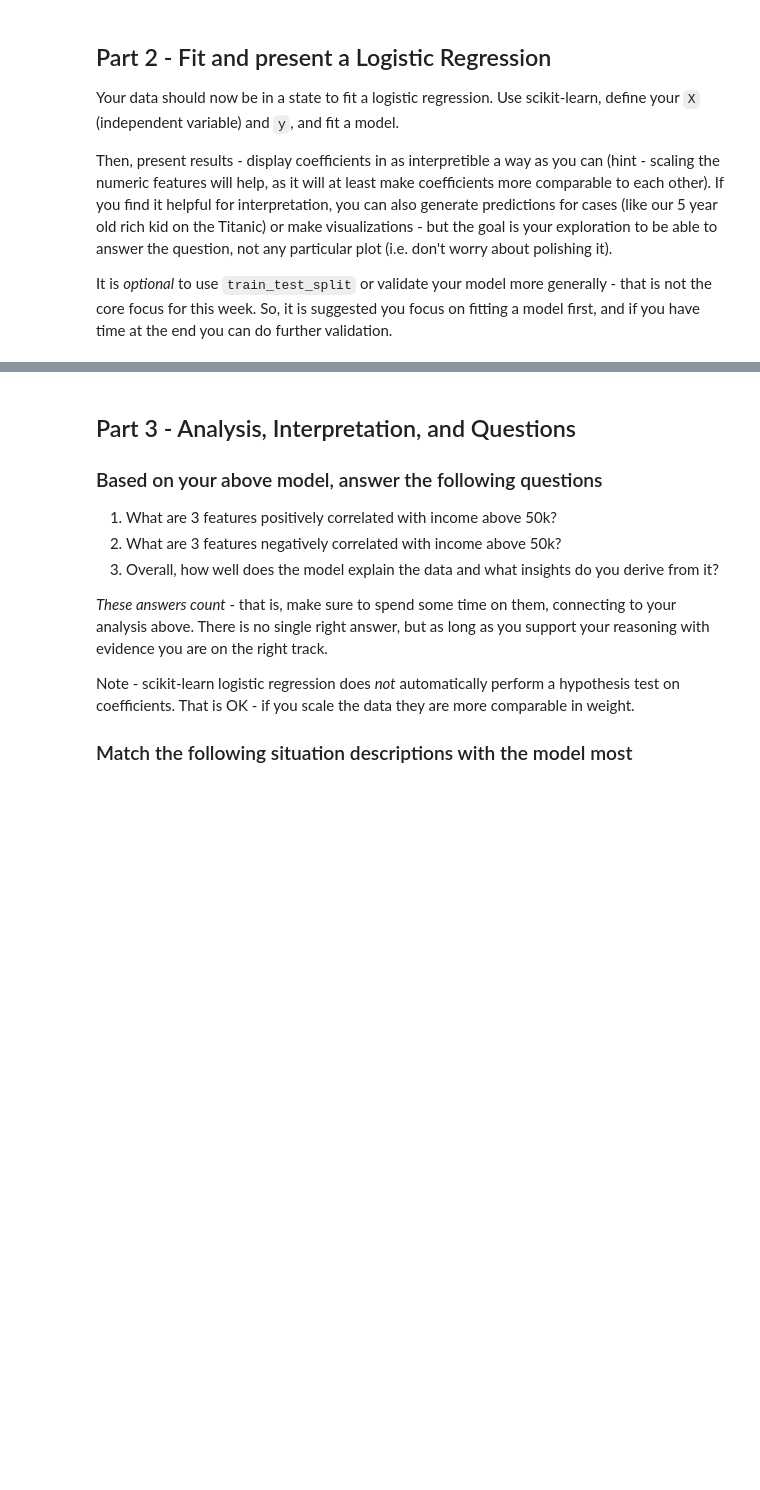
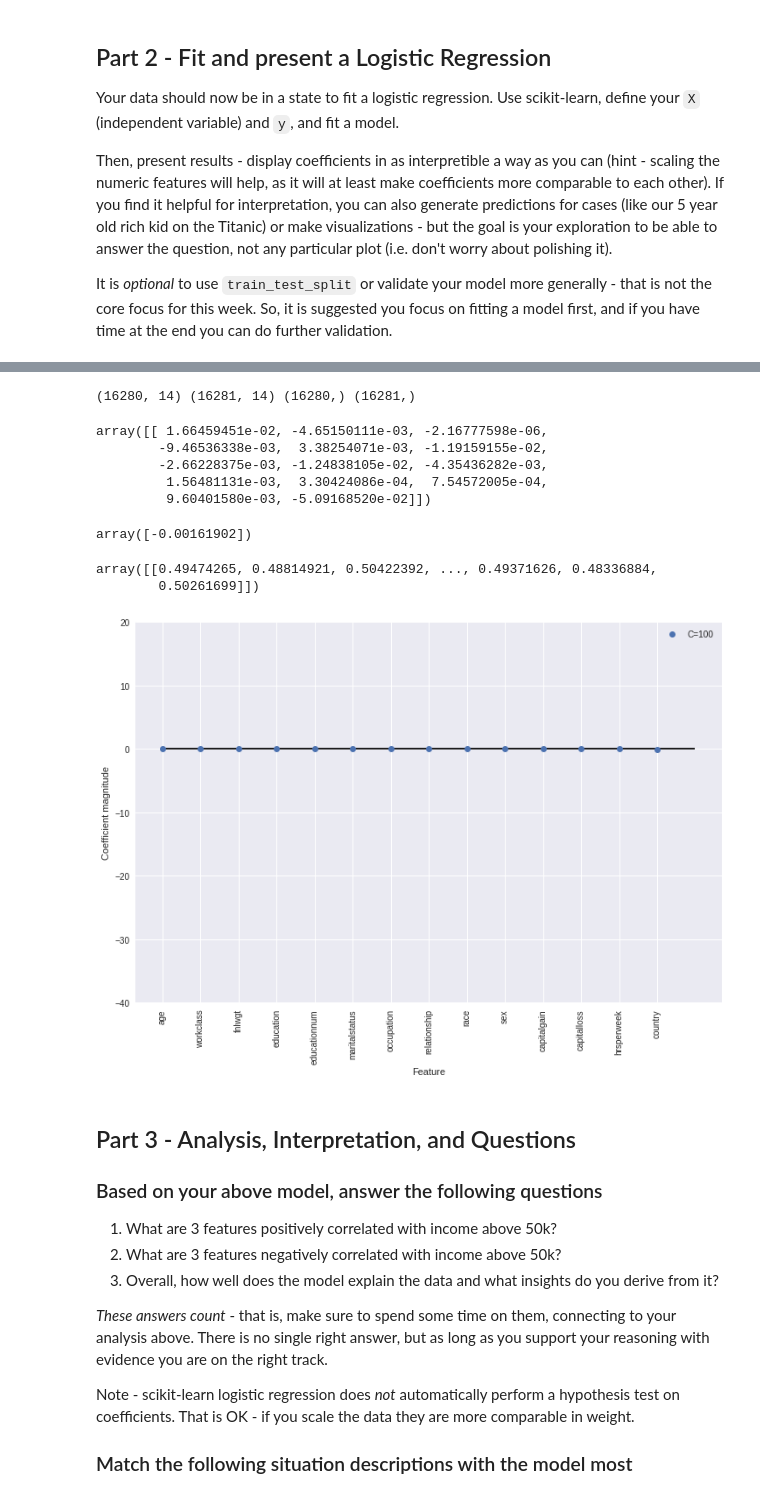
Before and after one commit to bloominstituteoftechnology/DS-Unit-2-Sprint-3-Advanced-Regression, a Jupyter notebook: CTolbert_DS_Unit_2_Sprint_Challenge_3.ipynb, the cells around one changed output, grey strips where cells are left out. Drawn from its saved outputs; the diff is of its cells as text; code cells hidden in the pictures; blank space fills up the shorter version.

```diff
--- a/CTolbert_DS_Unit_2_Sprint_Challenge_3.ipynb
+++ b/CTolbert_DS_Unit_2_Sprint_Challenge_3.ipynb
@@ -176,0 +179,16 @@ It is *optional* to use `train_test_split` or validate your model more generally
+# %%
+from sklearn.metrics import accuracy_score
+
+X = df_raw.drop('income', axis=1)
+y = df_raw['income']
+
+X_train, X_test, y_train, y_test = train_test_split(X, y, random_state=42)
+
+lr1 = LogisticRegression(solver='lbfgs', max_iter=1000, verbose=1).fit(X_train,y_train)
+y_pred = lr1.predict(X_test)
+
+print('Training score: ', lr1.score(X_train,y_train))
+print('Test score: ', lr1.score(X_test,y_test))
+print('Predicted value: ', y_pred)
+print('Accuracy: ', accuracy_score(y_test, y_pred))
+#print(lr1.n_iter_)
@@ -176,0 +210,23 @@ It is *optional* to use `train_test_split` or validate your model more generally
+# %%
+# Scale data
+scaler = StandardScaler()
+X_train_scaled = scaler.fit_transform(X)
+
+
+X_train, X_test, y_train, y_test = train_test_split(X_train_scaled, y, test_size=0.5, random_state=42)
+
+print (X_train.shape, X_test.shape, y_train.shape, y_test.shape)
+# %% [output]
+(16280, 14) (16281, 14) (16280,) (16281,)
+# %%
+lr1.coef_
+# %% [output]
+array([[ 1.66459451e-02, -4.65150111e-03, -2.16777598e-06,
+        -9.46536338e-03,  3.38254071e-03, -1.19159155e-02,
+        -2.66228375e-03, -1.24838105e-02, -4.35436282e-03,
+         1.56481131e-03,  3.30424086e-04,  7.54572005e-04,
+         9.60401580e-03, -5.09168520e-02]])
+# %%
+lr1.intercept_
+# %% [output]
+array([-0.00161902])
@@ -177,3 +236,22 @@ It is *optional* to use `train_test_split` or validate your model more generally
+# %%
+sigmoid(lr1.intercept_ + np.dot(lr1.coef_, np.transpose(X_test)))
+# %% [output]
+array([[0.49474265, 0.48814921, 0.50422392, ..., 0.49371626, 0.48336884,
+        0.50261699]])
+# %%
+import matplotlib.pyplot as plt
+
+fig, ax = plt.subplots(figsize=(12, 8))
+
+plt.plot(lr1.coef_.T, 'o', label="C=100")
+plt.xticks(range(X.shape[1]), X.columns, rotation=90)
+plt.hlines(0, 0, X.shape[1])
+plt.ylim(-40, 20)
+plt.xlabel("Feature")
+plt.ylabel("Coefficient magnitude")
+plt.legend();
+# %% [output]
+[figure, added]
 # %% [markdown]
 ## Part 3 - Analysis, Interpretation, and Questions
 
```
Also changed, not shown: parts of 7 cells of this notebook.
